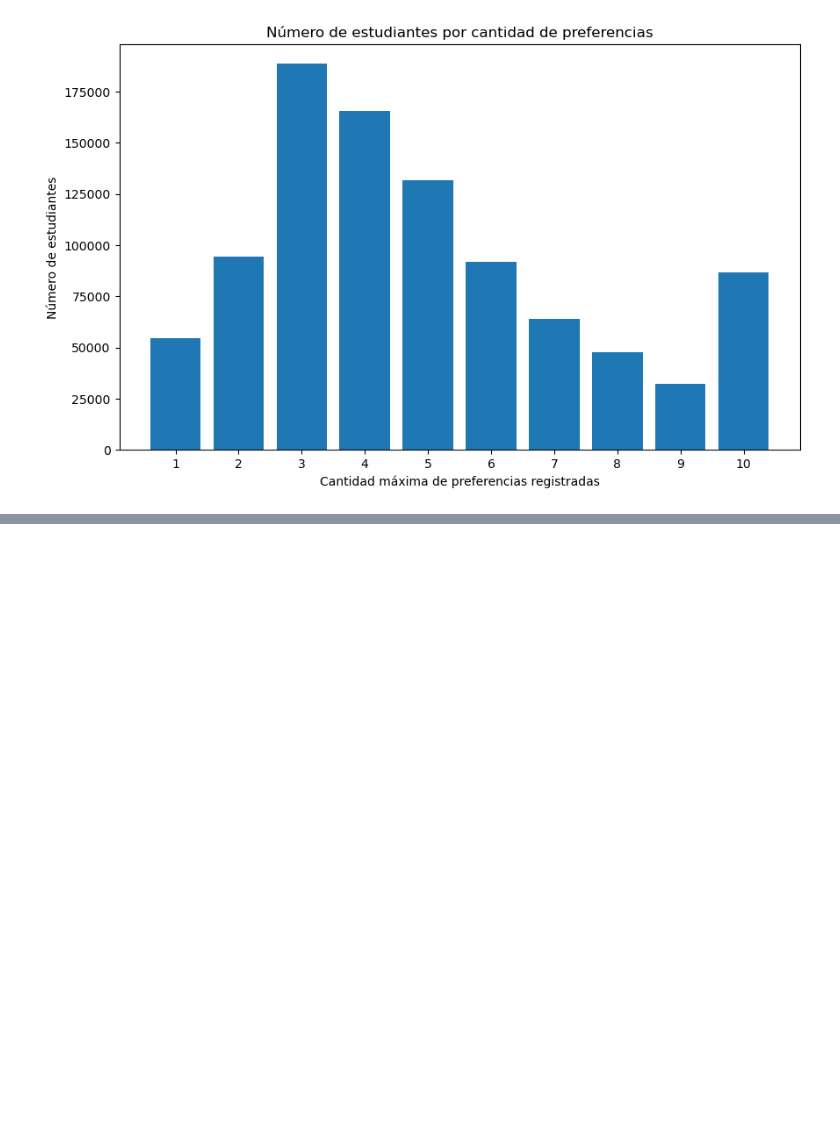
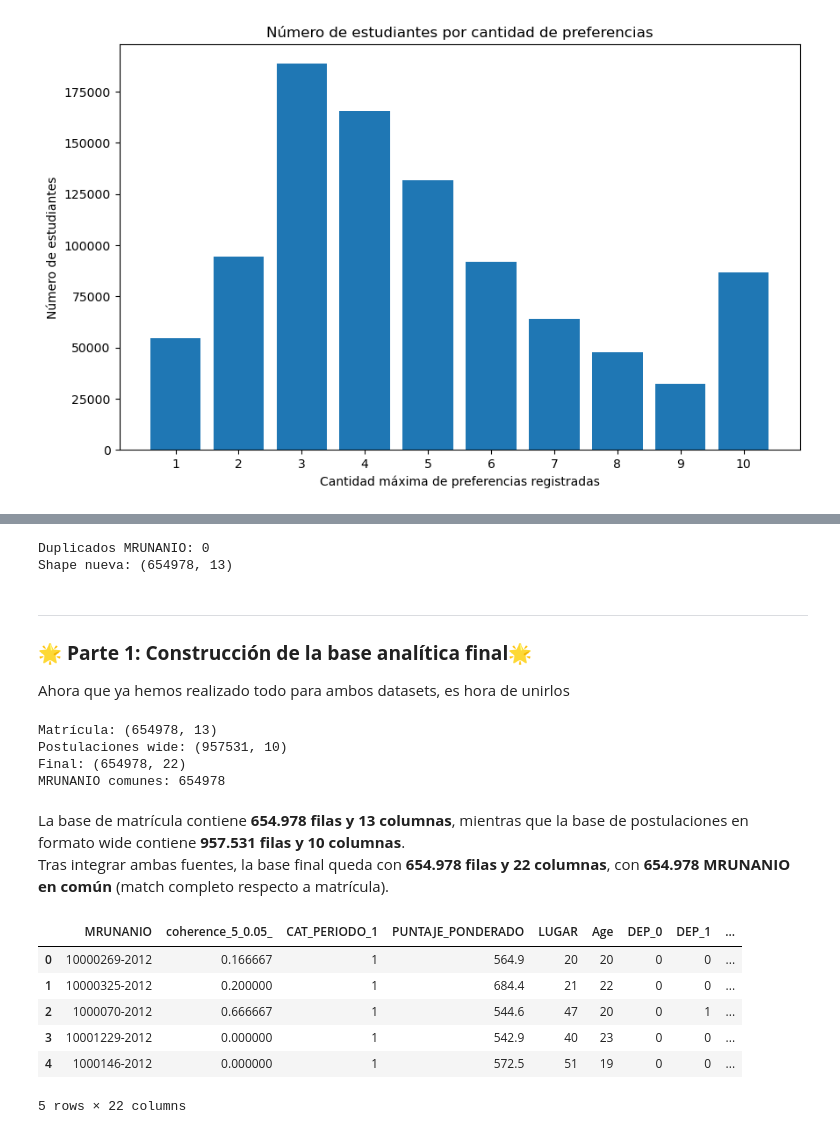
Before and after one commit to hellenelizabethqm-netizen/ML_tarea1, a Jupyter notebook: T1_ML.ipynb, the cells around one changed output, grey strips where cells are left out. Cells and saved outputs as stored; diff of their text form; code cells hidden in the pictures; blank space fills up the shorter version.

```diff
--- a/T1_ML.ipynb
+++ b/T1_ML.ipynb
@@ -535,0 +575,44 @@ df_wide.head()
+# %%
+# Elimina completamente cualquier MRUNANIO duplicado (borra todos los repetidos)
+df_matricula_final = df_matricula_final[~df_matricula_final["MRUNANIO"].duplicated(keep=False)].copy()
+
+#comprobamos
+print("Duplicados MRUNANIO:", df_matricula_final["MRUNANIO"].duplicated().sum())
+print("Shape nueva:", df_matricula_final.shape)
+# %% [output]
+Duplicados MRUNANIO: 0
+Shape nueva: (654978, 13)
+# %% [markdown]
+---
+### 🌟 **Parte 1:   Construcción de la base analítica final**🌟
+
+Ahora que ya hemos realizado todo para ambos datasets, es hora de unirlos
+# %%
+#usaremos "inner" para que los datos se solapen en el df_matrícula final, es decir, solo se unen si es que el MRUNANIO existe en ambos datasets
+
+df_final = df_matricula_final.merge(df_wide, on="MRUNANIO", how="inner")
+# %%
+print("Matrícula:", df_matricula_final.shape)
+print("Postulaciones wide:", df_wide.shape)
+print("Final:", df_final.shape)
+
+# cuántos MRUNANIO en común
+print("MRUNANIO comunes:", df_matricula_final["MRUNANIO"].isin(df_wide["MRUNANIO"]).sum())
+# %% [output]
+Matrícula: (654978, 13)
+Postulaciones wide: (957531, 10)
+Final: (654978, 22)
+MRUNANIO comunes: 654978
+# %% [markdown]
+La base de matrícula contiene **654.978 filas y 13 columnas**, mientras que la base de postulaciones en formato wide contiene **957.531 filas y 10 columnas**.
+Tras integrar ambas fuentes, la base final queda con **654.978 filas y 22 columnas**, con **654.978 MRUNANIO en común** (match completo respecto a matrícula).
+# %%
+df_final.head()
+# %% [output]
+|  | MRUNANIO | coherence_5_0.05_ | CAT_PERIODO_1 | PUNTAJE_PONDERADO | LUGAR | Age | DEP_0 | DEP_1 | ... |
+| 0 | 10000269-2012 | 0.166667 | 1 | 564.9 | 20 | 20 | 0 | 0 | ... |
+| 1 | 10000325-2012 | 0.200000 | 1 | 684.4 | 21 | 22 | 0 | 0 | ... |
+| 2 | 1000070-2012 | 0.666667 | 1 | 544.6 | 47 | 20 | 0 | 1 | ... |
+| 3 | 10001229-2012 | 0.000000 | 1 | 542.9 | 40 | 23 | 0 | 0 | ... |
+| 4 | 1000146-2012 | 0.000000 | 1 | 572.5 | 51 | 19 | 0 | 0 | ... |
+5 rows × 22 columns
```
Also changed, not shown: parts of 18 cells of this notebook.
